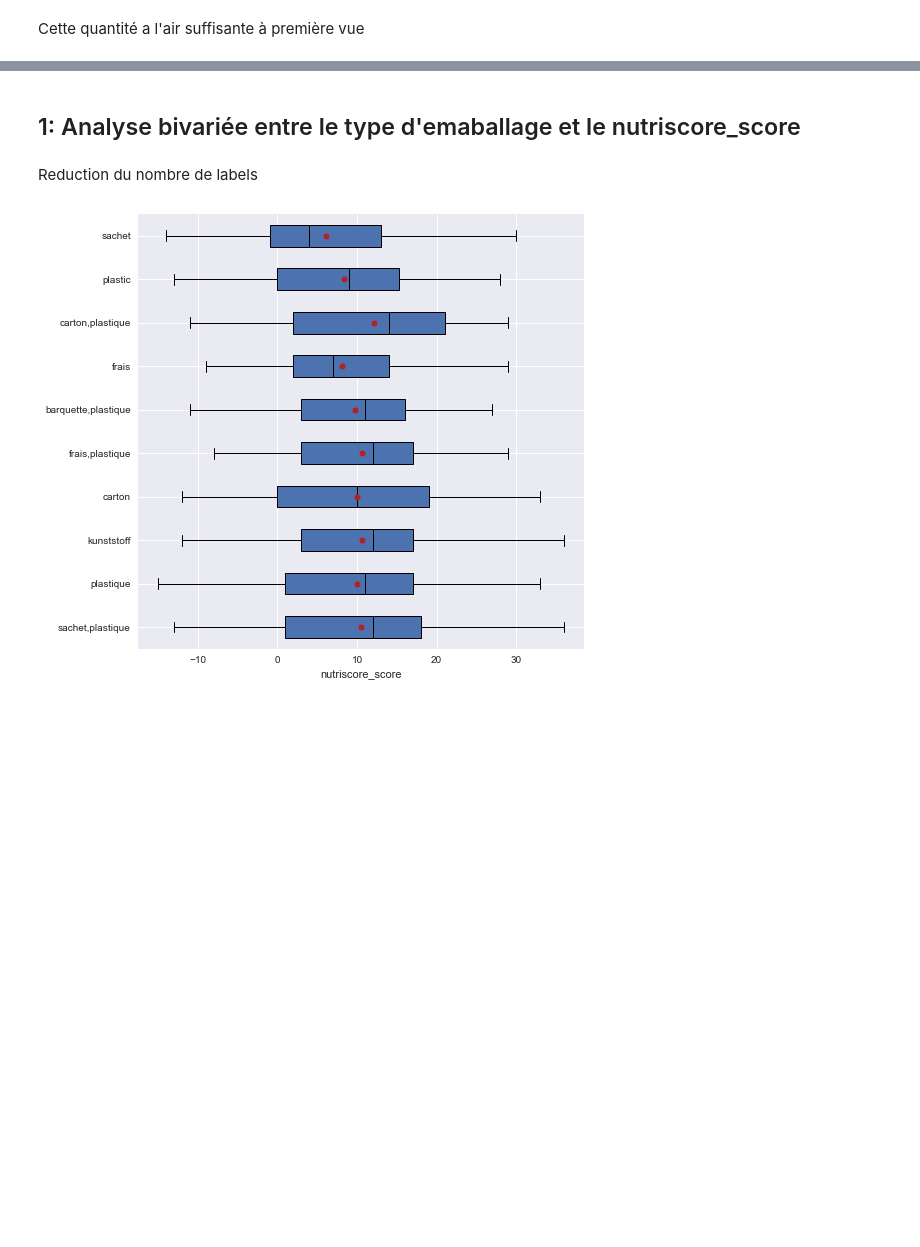
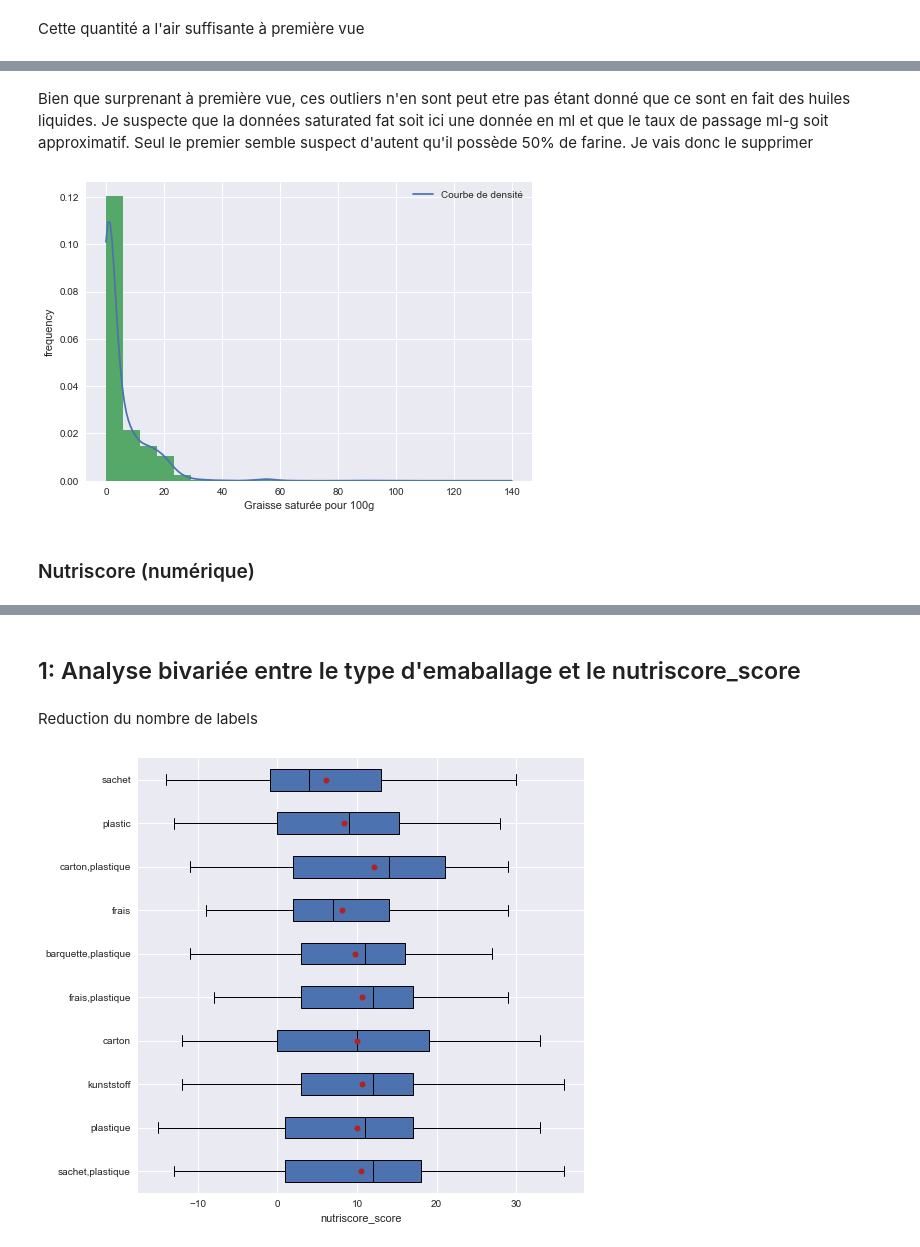
Before and after one commit to khub41/OC_P03, a Jupyter notebook: data_analysis.ipynb, the cells around one changed output, grey strips where cells are left out. Drawn from its saved outputs; the diff is of its cells as text; code cells hidden in the pictures; blank space fills up the shorter version.

```diff
--- a/data_analysis.ipynb
+++ b/data_analysis.ipynb
@@ -48,0 +421,12 @@ Cette quantité a l'air suffisante à première vue
+# %% [markdown]
+Bien que surprenant à première vue, ces outliers n'en sont peut etre pas étant donné que ce sont en fait des huiles liquides. Je suspecte que la données saturated fat soit ici une donnée en ml et que le taux de passage ml-g soit approximatif.
+Seul le premier semble suspect d'autent qu'il possède 50% de farine. Je vais donc le supprimer
+# %%
+data_filtre = data_filtre.drop([652577])
+# %%
+plot_histo(data_filtre['saturated-fat_100g'], bins=24, xlabel="Graisse saturée pour 100g")
+# %% [output]
+[figure, added]
+# %% [markdown]
+<a id='univ_7'></a>
+### Nutriscore (numérique)
```
Also changed, not shown: parts of 88 cells of this notebook, 1 other file.
